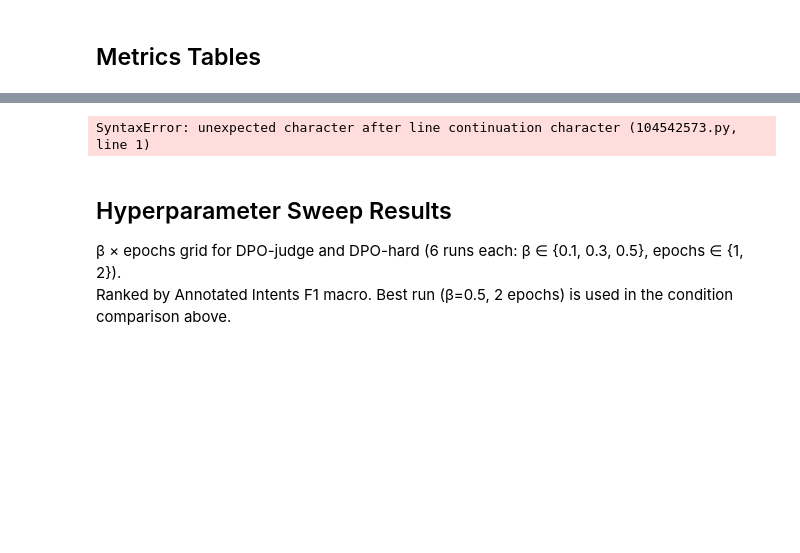
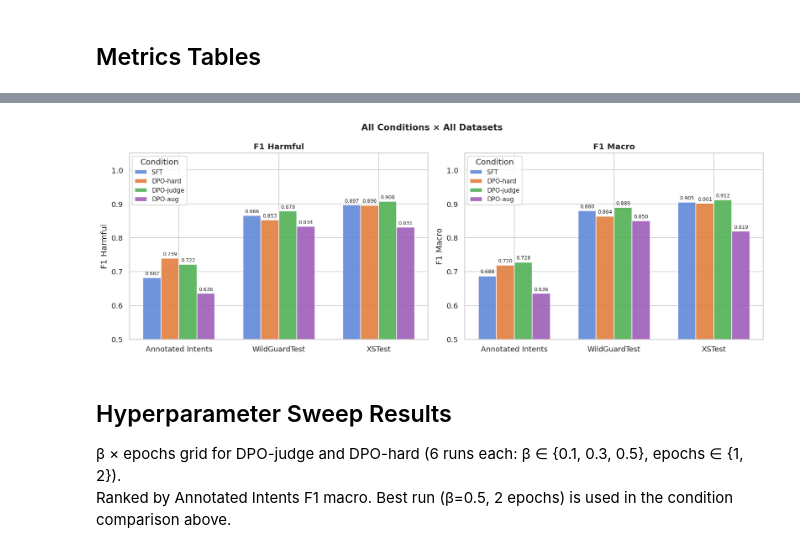
Before and after one commit to Jazhyc/aims-safety-classification, a Jupyter notebook: notebooks/dpo/dpo_results.ipynb, the cells around one changed output, grey strips where cells are left out. Saved outputs shown, nothing was run; the diff lists cells and outputs as text; code cells hidden in the pictures; blank space fills up the shorter version.

```diff
--- a/notebooks/dpo/dpo_results.ipynb
+++ b/notebooks/dpo/dpo_results.ipynb
@@ -180,31 +273,31 @@ for ds_label, _ in DATASETS:
 # %%
-fig, axes = plt.subplots(1, 2, figsize=(14, 5))\n",
-    "\n",
-    "ds_names = [ds for ds, _ in DATASETS]\n",
-    "x = np.arange(len(ds_names))\n",
-    "width = 0.18\n",
-    "\n",
-    "for metric_key, metric_label, ax in [\n",
-    "    (\"f1_harmful\", \"F1 Harmful\", axes[0]),\n",
-    "    (\"f1_macro\",   \"F1 Macro\",   axes[1]),\n",
-    "]:\n",
-    "    for i, cond in enumerate(CONDITIONS):\n",
-    "        vals = [metrics[ds].get(cond, {}).get(metric_key, 0) for ds, _ in DATASETS]\n",
-    "        bars = ax.bar(x + i * width, vals, width, label=cond, color=COLORS[cond], alpha=0.88)\n",
-    "        ax.bar_label(bars, fmt=\"%.3f\", fontsize=7.5, padding=2)\n",
-    "    ax.set_xticks(x + width * (len(CONDITIONS) - 1) / 2)\n",
-    "    ax.set_xticklabels(ds_names)\n",
-    "    ax.set_ylim(0.5, 1.05)\n",
-    "    ax.set_ylabel(metric_label)\n",
-    "    ax.set_title(metric_label, fontweight=\"bold\")\n",
-    "    ax.legend(title=\"Condition\", fontsize=9)\n",
-    "\n",
-    "plt.suptitle(\"All Conditions × All Datasets\", fontsize=13, fontweight=\"bold\")\n",
-    "plt.tight_layout()\n",
-    "plt.savefig(ROOT / \"data/imgs/conditions_results.pdf\", bbox_inches=\"tight\")\n",
-    "plt.show()
+fig, axes = plt.subplots(1, 2, figsize=(14, 5))
+
+ds_names = [ds for ds, _ in DATASETS]
+x = np.arange(len(ds_names))
+width = 0.18
+
+for metric_key, metric_label, ax in [
+    ("f1_harmful", "F1 Harmful", axes[0]),
+    ("f1_macro",   "F1 Macro",   axes[1]),
+]:
+    for i, cond in enumerate(CONDITIONS):
+        vals = [metrics[ds].get(cond, {}).get(metric_key, 0) for ds, _ in DATASETS]
+        bars = ax.bar(x + i * width, vals, width, label=cond, color=COLORS[cond], alpha=0.88)
+        ax.bar_label(bars, fmt="%.3f", fontsize=7.5, padding=2)
+    ax.set_xticks(x + width * (len(CONDITIONS) - 1) / 2)
+    ax.set_xticklabels(ds_names)
+    ax.set_ylim(0.5, 1.05)
+    ax.set_ylabel(metric_label)
+    ax.set_title(metric_label, fontweight="bold")
+    ax.legend(title="Condition", fontsize=9)
+
+plt.suptitle("All Conditions × All Datasets", fontsize=13, fontweight="bold")
+plt.tight_layout()
+plt.savefig(ROOT / "data/imgs/conditions_results.pdf", bbox_inches="tight")
+plt.show()
 # %% [output]
-SyntaxError: unexpected character after line continuation character (104542573.py, line 1)
+[figure, added]
 # %% [markdown]
 ## Hyperparameter Sweep Results
 
```
Also changed, not shown: parts of 11 cells of this notebook, 1 other file.
